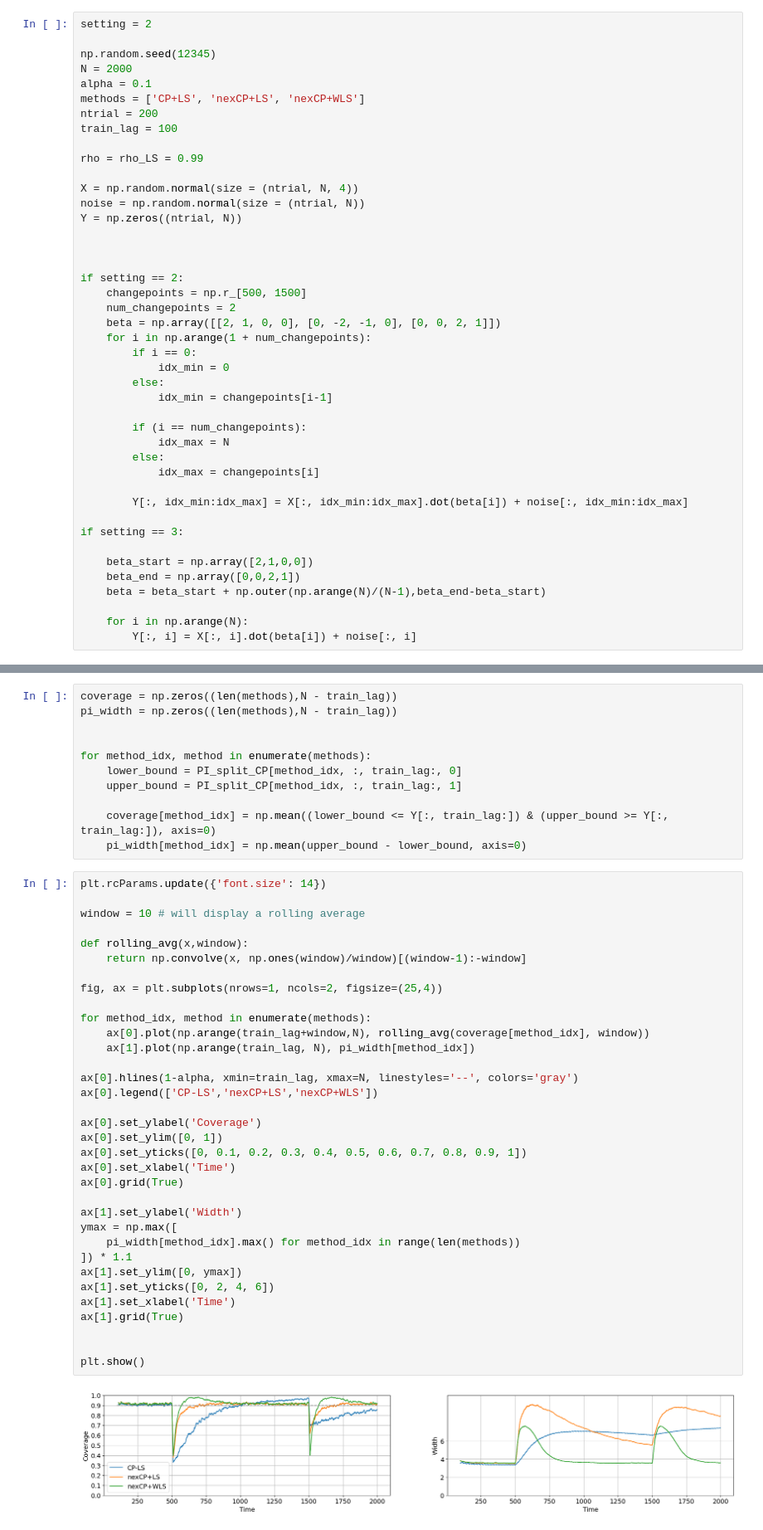
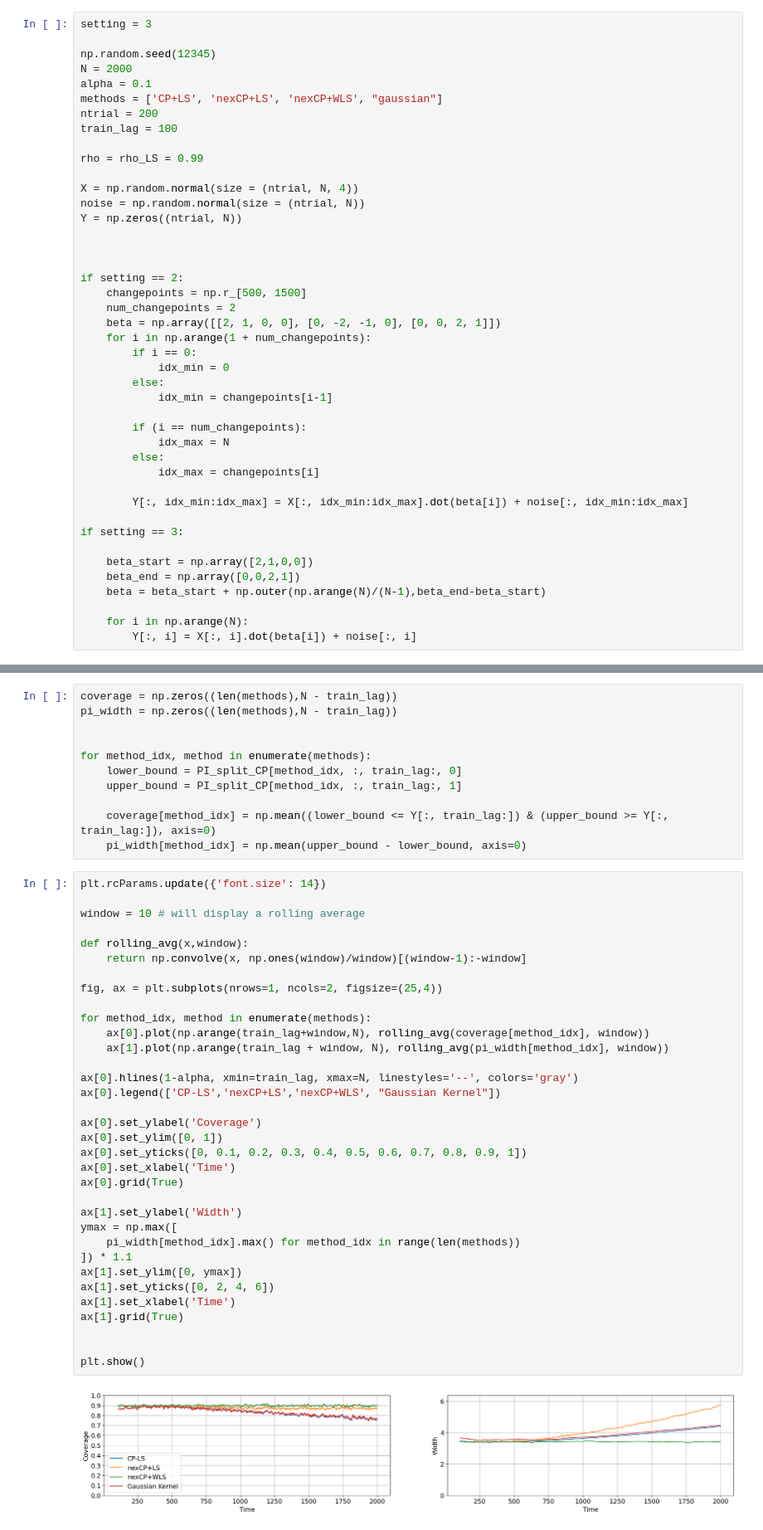
Before and after one commit to igorpradhan/RLRW-NonExchangeable-Conformal-Prediction, a Jupyter notebook: Replication/replication_setting_2_3.ipynb, the cells around one changed output, grey strips where cells are left out. Shown: that part at 83% size. Saved outputs shown, nothing was run; the diff lists cells and outputs as text.

```diff
--- a/Replication/replication_setting_2_3.ipynb
+++ b/Replication/replication_setting_2_3.ipynb
@@ -18,12 +18,12 @@ from scipy.stats import multivariate_normal, norm
 # SETTING 3: Distribution drift
 Interpolating $\beta^{(1)} = (2, 1, 0, 0)$ to $\beta^{N} = (0, 0, 2, 1)$
 # %%
-setting = 2
+setting = 3
 
 np.random.seed(12345)
 N = 2000
 alpha = 0.1
-methods = ['CP+LS', 'nexCP+LS', 'nexCP+WLS']
+methods = ['CP+LS', 'nexCP+LS', 'nexCP+WLS', "gaussian"]
 ntrial = 200
 train_lag = 100
 
@@ -178,36 +221,36 @@ plt.rcParams.update({'font.size': 14})
 window = 10 # will display a rolling average
 
 def rolling_avg(x,window):
     return np.convolve(x, np.ones(window)/window)[(window-1):-window]
 
 fig, ax = plt.subplots(nrows=1, ncols=2, figsize=(25,4))
 
 for method_idx, method in enumerate(methods):
     ax[0].plot(np.arange(train_lag+window,N), rolling_avg(coverage[method_idx], window))
-    ax[1].plot(np.arange(train_lag, N), pi_width[method_idx])
+    ax[1].plot(np.arange(train_lag + window, N), rolling_avg(pi_width[method_idx], window))
 
 ax[0].hlines(1-alpha, xmin=train_lag, xmax=N, linestyles='--', colors='gray')
-ax[0].legend(['CP-LS','nexCP+LS','nexCP+WLS'])
+ax[0].legend(['CP-LS','nexCP+LS','nexCP+WLS', "Gaussian Kernel"])
 
 ax[0].set_ylabel('Coverage')
 ax[0].set_ylim([0, 1])
 ax[0].set_yticks([0, 0.1, 0.2, 0.3, 0.4, 0.5, 0.6, 0.7, 0.8, 0.9, 1])
 ax[0].set_xlabel('Time')
 ax[0].grid(True)
 
 ax[1].set_ylabel('Width')
 ymax = np.max([
     pi_width[method_idx].max() for method_idx in range(len(methods))
 ]) * 1.1
 ax[1].set_ylim([0, ymax])
 ax[1].set_yticks([0, 2, 4, 6])
 ax[1].set_xlabel('Time')
 ax[1].grid(True)
 
 
 plt.show()
 # %% [output]
-[figure, old version]
+[figure, new version]
 # %%
 for method_idx, method in enumerate(methods):
     print(f'{method}')
```
Also changed, not shown: parts of 12 cells of this notebook, 10 other files.
